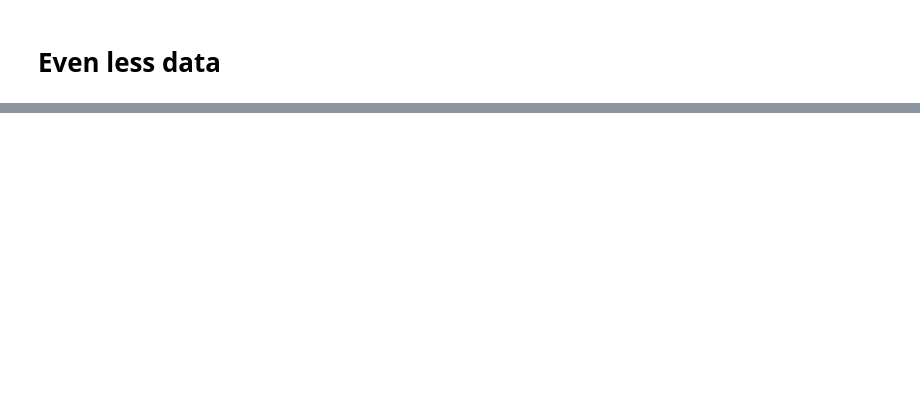
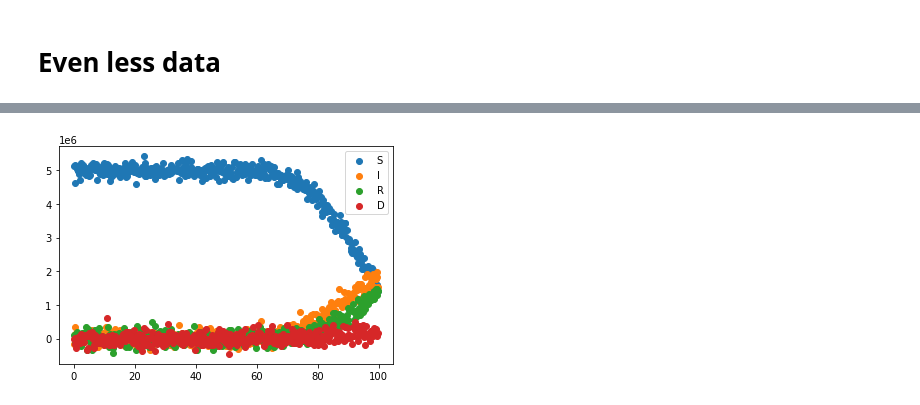
Before and after one commit to Jhammerh92/Deep_Learning_Project_PINN, a Jupyter notebook: DINN_implementation/SIRD_deepxde.ipynb, the cells around one changed output, grey strips where cells are left out. Saved outputs shown, nothing was run; the diff lists cells and outputs as text; code cells hidden in the pictures; blank space fills up the shorter version.

```diff
--- a/DINN_implementation/SIRD_deepxde.ipynb
+++ b/DINN_implementation/SIRD_deepxde.ipynb
@@ -175,0 +178,11 @@ plot_less_2.show_known_and_prediction()
+# %%
+max_timestep = 100
+t_bool = t_synth < max_timestep
+t = t_synth[t_bool]
+wsol = wsol_synth[t_bool]
+# %%
+wsol = solver.add_noise(wsol, scale=150000)
+# %%
+solver.plot_SIRD_scatter(t, wsol)
+# %% [output]
+[figure, added]
```
Also changed, not shown: parts of 19 cells of this notebook, 3 other files.
